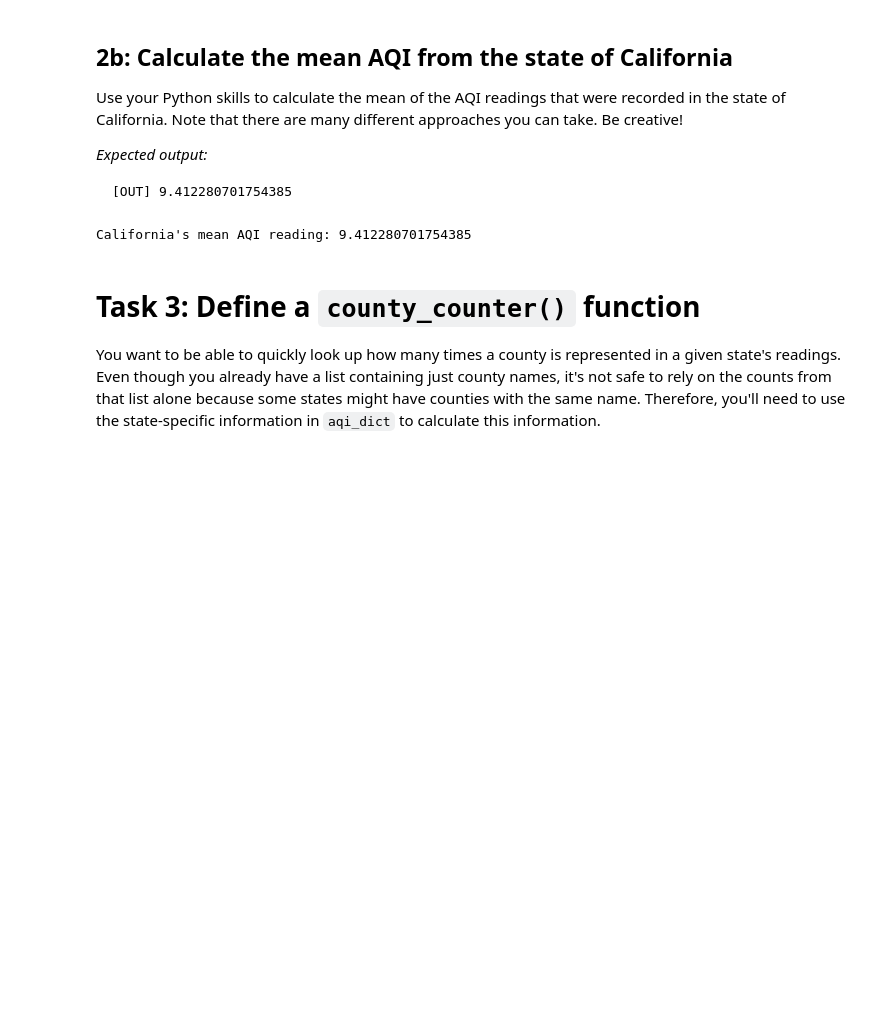
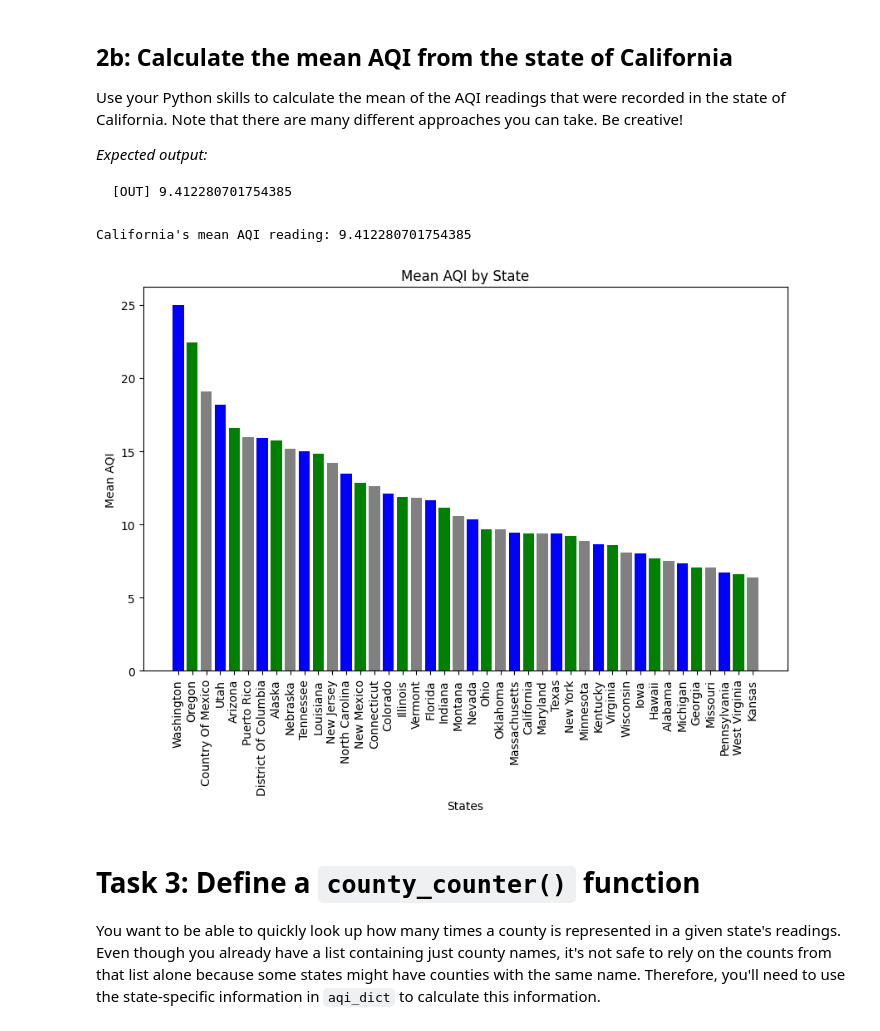
Before and after one commit to krMaynard/Google-Advanced-Data-Analytics-Professional-Certificate, a Jupyter notebook: Getting-Started-With-Python/8_Dictionaries_and_sets.ipynb, the cells around one changed output. Drawn from its saved outputs; the diff is of its cells as text; code cells hidden in the pictures; blank space fills up the shorter version.

```diff
--- a/Getting-Started-With-Python/8_Dictionaries_and_sets.ipynb
+++ b/Getting-Started-With-Python/8_Dictionaries_and_sets.ipynb
@@ -209,6 +209,45 @@ mean_aqi_ca = sum_aqi_readings_ca / num_aqi_readings_ca
 print(f'California\'s mean AQI reading: {mean_aqi_ca}')
 # %% [output]
 California's mean AQI reading: 9.412280701754385
+# %%
+# My own extra credit initiative!
+# Plot mean AQI by state in descending order, with alternating colors.
+
+import matplotlib.pyplot as plt
+import operator
+
+data = {}
+
+for state in aqi_dict:
+    aqi_readings = aqi_dict[state]
+
+    num_aqi_readings = len(aqi_readings)
+    sum_aqi_readings = 0
+
+    for reading in aqi_readings:
+        sum_aqi_readings += reading[1]
+
+    mean_aqi = sum_aqi_readings / num_aqi_readings
+
+    data[state] = mean_aqi
+
+# Sort the items in descending order of mean AQI.
+data = dict(sorted(data.items(),key=operator.itemgetter(1),reverse=True))
+
+# Alternating color sequence for the bar chart.
+colors = ['blue','green','grey']
+bar_colors = [colors[i%len(colors)] for i in range(len(data))] # Use modulus to wrap around the list.
+
+# Creating a bar chart
+plt.figure(figsize=(10, 6))
+plt.bar(data.keys(), data.values(), color=bar_colors)
+plt.xlabel('States')
+plt.xticks(rotation=90)
+plt.ylabel('Mean AQI')
+plt.title('Mean AQI by State')
+plt.show()
+# %% [output]
+[figure, added]
 # %% [markdown]
 # Task 3: Define a `county_counter()` function
 
```
